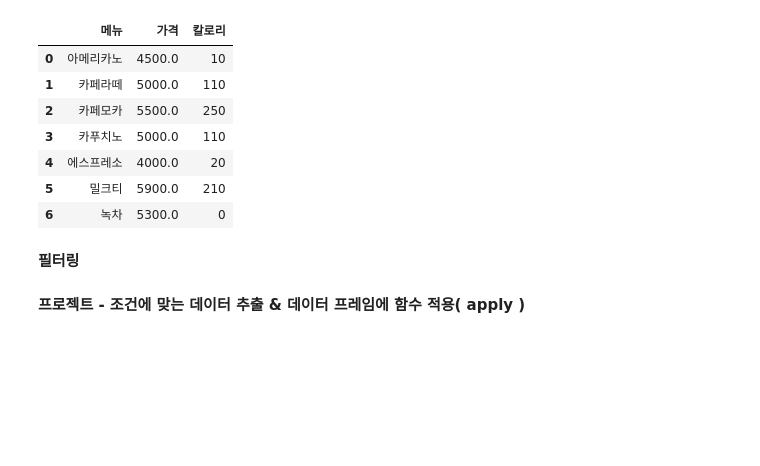
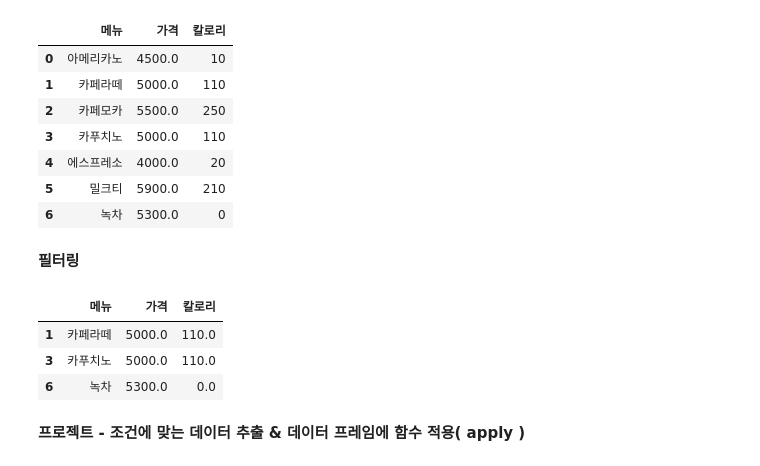
Before and after one commit to yuuki08noah/Bigdata-Analysis, a Jupyter notebook: [문제해결03]판다스기초2(2206_방세준).ipynb, the cells around one changed output. Cells and saved outputs as stored; diff of their text form; code cells hidden in the pictures; blank space fills up the shorter version.

```diff
--- a/[문제해결03]판다스기초2(2206_방세준).ipynb
+++ b/[문제해결03]판다스기초2(2206_방세준).ipynb
@@ -29,7 +29,7 @@ memory usage: 300.0+ bytes
 # 가격을 int로
 dfint = df.astype({"가격": int})
 # 칼로리를 float 로
-dffloat = df.astype({"칼로리": float})
+df = df.astype({"칼로리": float})
 dfint.info()
 dffloat.info()
 # %% [output]
@@ -148,15 +148,27 @@ df.reset_index(drop=True)
 **필터링**
 # %%
 # 칼로리가 50 미만 데이터
-
+condition = df['칼로리'] < 200
+df[condition]
 # 칼로리가 50 이상 데이터 ( 조건문에  ~  붙이는 방법 )
-
+condition = df['칼로리'] >= 50
+df[condition]
 # 가격이 5000 이상이고 칼로리가 100 초과인 데이터
-
+condition = (df['가격'] >= 5000) & (df['칼로리'] > 100)
+df[condition]
 
 # 메뉴에 '녹차' 가 있는 경우
+condition = df['메뉴'].isin(['녹차'])
+df[condition]
 
 # 메뉴에 '녹차' '카푸치노' '카페라떼' 가 있는 경우
+condition = df['메뉴'].isin(['녹차', '카푸치노', '카페라떼'])
+df[condition]
+# %% [output]
+|  | 메뉴 | 가격 | 칼로리 |
+| 1 | 카페라떼 | 5000.0 | 110.0 |
+| 3 | 카푸치노 | 5000.0 | 110.0 |
+| 6 | 녹차 | 5300.0 | 0.0 |
 # %% [markdown]
 **프로젝트 - 조건에 맞는 데이터 추출 & 데이터 프레임에 함수 적용( apply )**
 # %%
```
Also changed, not shown: parts of 3 cells of this notebook.
